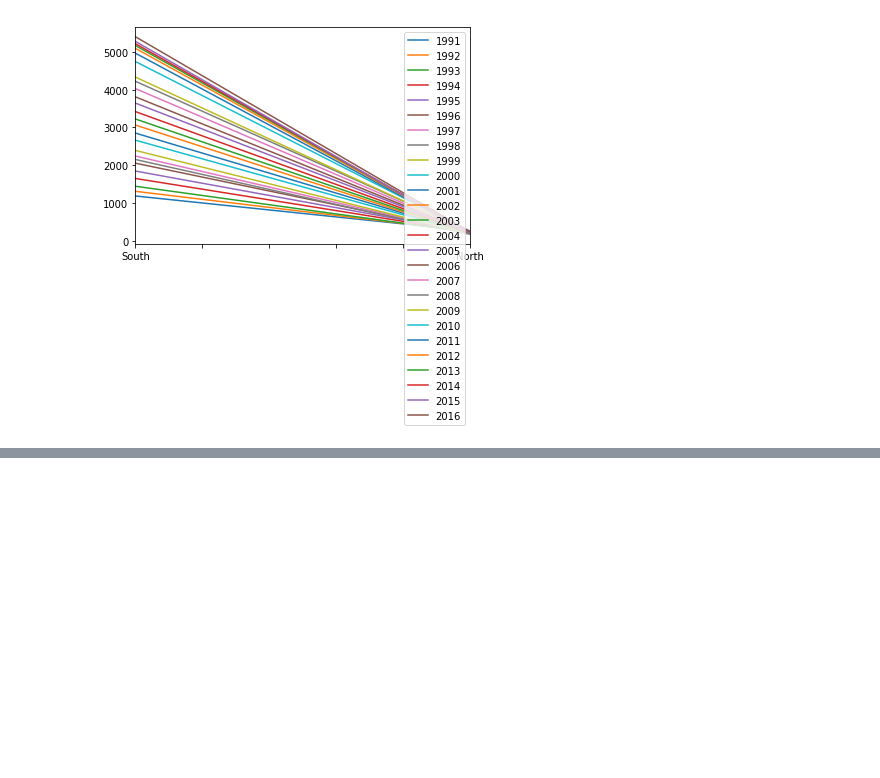
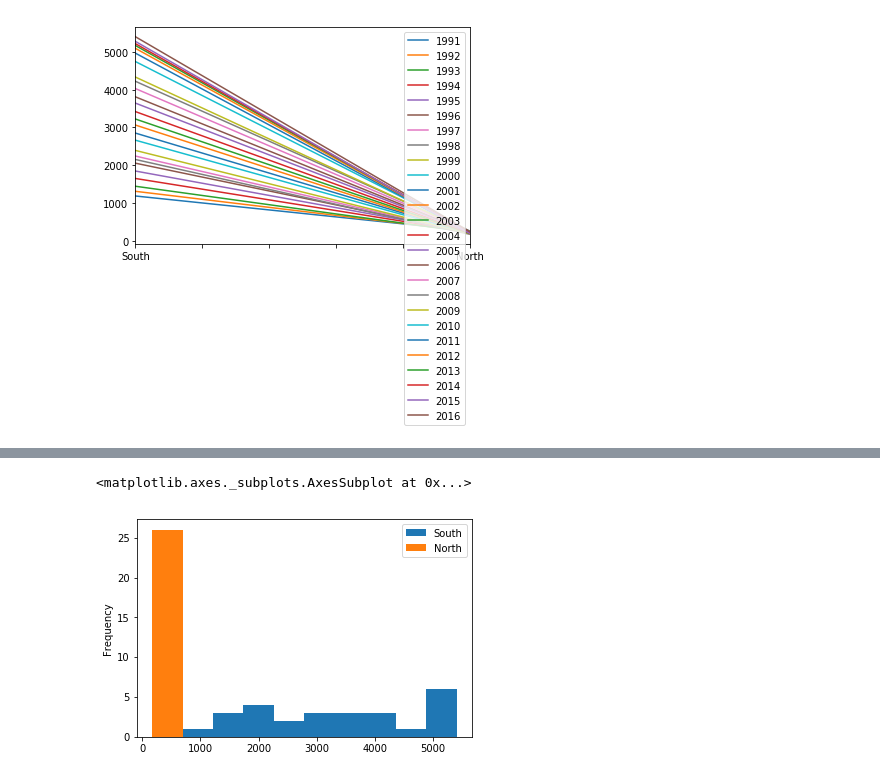
Before and after one commit to jazzAnnie/jazzAnnie.github.io, a Jupyter notebook: python/Pandas/part3.ipynb, the cells around one changed output, grey strips where cells are left out. Cells and saved outputs as stored; diff of their text form; code cells hidden in the pictures; blank space fills up the shorter version.

```diff
--- a/python/Pandas/part3.ipynb
+++ b/python/Pandas/part3.ipynb
@@ -281,0 +301,5 @@ df_ns.plot()  #index가 x축
+# %%
+tdf_ns.plot(kind='hist')
+# %% [output]
+<matplotlib.axes._subplots.AxesSubplot at 0x...>
+[figure, added]
```
Also changed, not shown: parts of 6 cells of this notebook, 15 other files.
